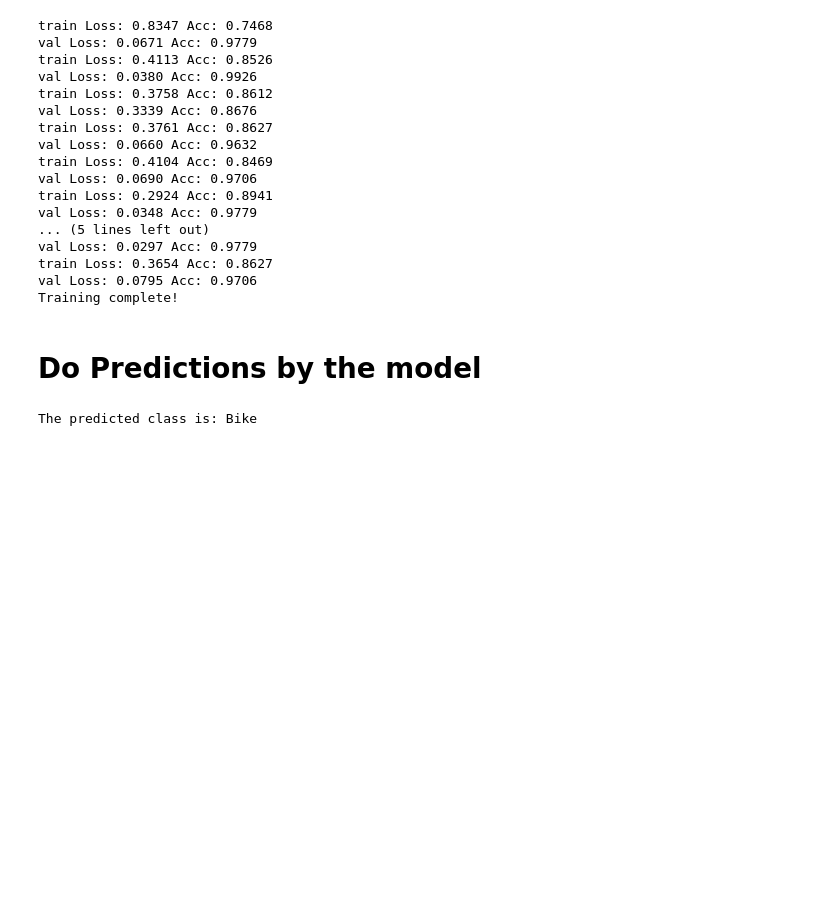
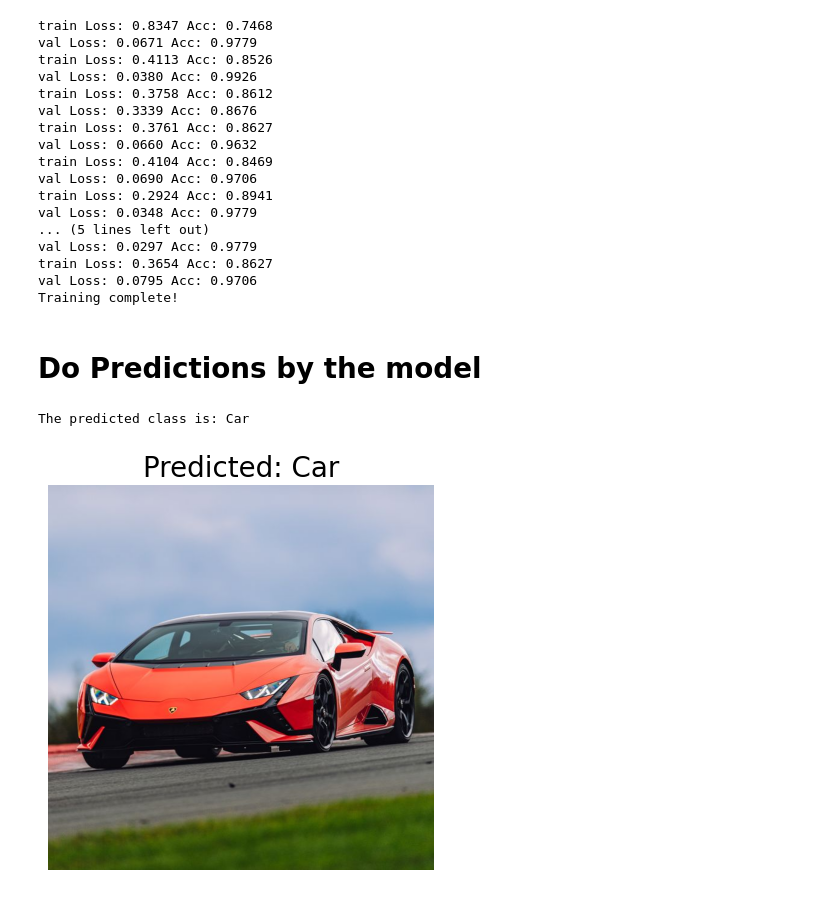
Before and after one commit to BimsaraS99/ResNet18-CarBike-Classifier-PyTorch, a Jupyter notebook: train.ipynb, the cells around one changed output. Saved outputs shown, nothing was run; the diff lists cells and outputs as text; code cells hidden in the pictures; blank space fills up the shorter version.

```diff
--- a/train.ipynb
+++ b/train.ipynb
@@ -163,7 +186,7 @@ new_model.fc = nn.Linear(new_model.fc.in_features, 2)  # Adjust to match the des
 new_model.fc.weight.data = model.fc.weight.data[0:2]  # Copy only the first 2 output units
 new_model.fc.bias.data = model.fc.bias.data[0:2]
 # %%
-image_path = 'bike.jpg'  # Replace with the path to your image
+image_path = 'car.jpg'  # Replace with the path to your image
 image = Image.open(image_path)
 preprocess = transforms.Compose([
     transforms.Resize(256),
@@ -186,4 +209,14 @@ predicted_class_name = class_names[predicted_class.item()]
 
 print(f'The predicted class is: {predicted_class_name}')
 # %% [output]
-The predicted class is: Bike
+The predicted class is: Car
+# %%
+import matplotlib.pyplot as plt
+
+plt.figure(figsize=(5, 5))
+plt.imshow(image)
+plt.axis('off')
+plt.title(f'Predicted: {predicted_class_name}', fontsize=20)
+plt.show()
+# %% [output]
+[figure, added]
```
Also changed, not shown: parts of 1 cell of this notebook.
